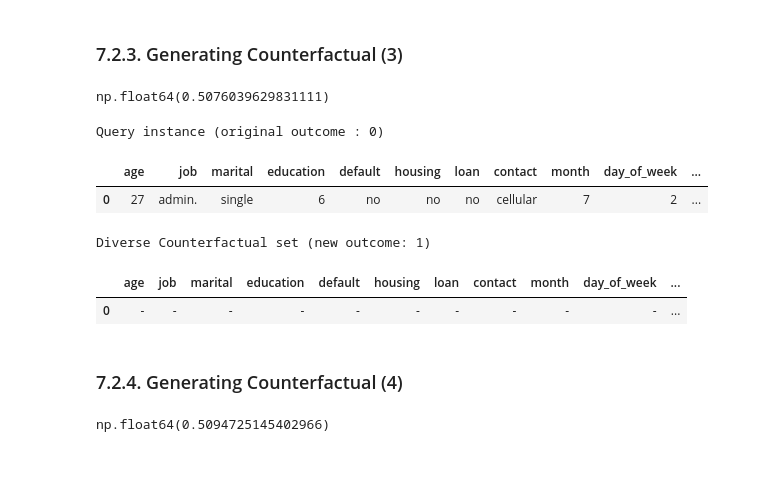
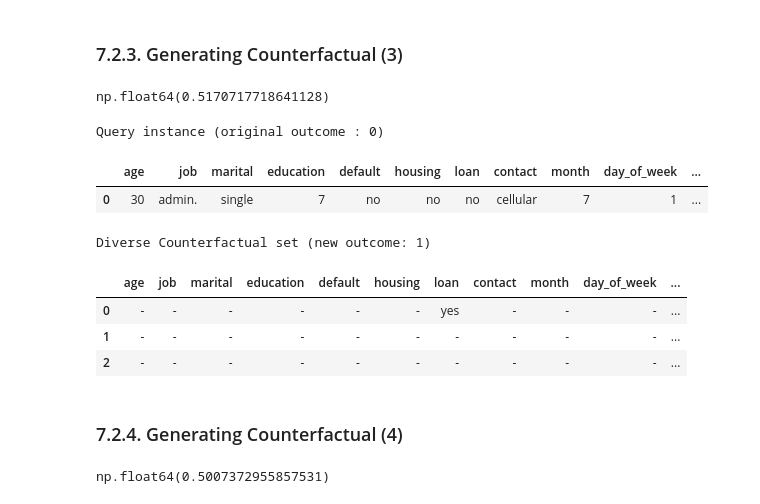
Before and after one commit to nikkoschy/jcdsol_enigma_finpro, a Jupyter notebook: finpro_enigma_bank_case_machine_learning.ipynb, the cells around one changed output. Drawn from its saved outputs; the diff is of its cells as text; code cells hidden in the pictures; blank space fills up the shorter version.

```diff
--- a/finpro_enigma_bank_case_machine_learning.ipynb
+++ b/finpro_enigma_bank_case_machine_learning.ipynb
@@ -989,7 +989,7 @@ InvalidModelError: Model type not yet supported by TreeExplainer: <class 'sklear
 cf_df = X_train.copy()
 
 # Specify Numerical Columns
-numeric_features = list(cf_df.select_dtypes(include=['float64', 'int64']).columns)
+numeric_features = list(cf_df.select_dtypes(include=['number']).columns)
 
 cf_df['Deposit'] = y_train.reset_index(drop=True)
 
@@ -997,7 +997,7 @@ cf_df['Deposit'] = y_train.reset_index(drop=True)
 data_interface = dice_ml.Data(dataframe=cf_df, continuous_features=numeric_features, outcome_name='Deposit')
 
 # Define the Model Interface
-model_interface = dice_ml.Model(model=adaboost_best_pipeline_f2, backend='sklearn')
+model_interface = dice_ml.Model(model=ada_rs_best_pipe, backend='sklearn')
 
 # Initialize Dice
 dice = Dice(data_interface, model_interface)
@@ -1101,34 +1109,37 @@ Diverse Counterfactual set (new outcome: 1)
 ### 7.2.3. Generating Counterfactual (3)
 # %%
 # Get the probability for the positive class (Deposit) for the counterfactual
-probability_sample3 = adaboost_best_pipeline_f2.predict_proba(counterfact_sample3)[0, 1]
+probability_sample3 = ada_rs_best_pipe.predict_proba(cf_sample_3)[0, 1]
 probability_sample3
 # %% [output]
-np.float64(0.5076039629831111)
+np.float64(0.5170717718641128)
 # %%
+sample = int(X_train.sample(n=1).index[0])
+
 # Generate Counterfactuals
 pd.set_option('display.max_columns', None)
-cf = dice.generate_counterfactuals(X_test.reset_index(drop=True).loc[[1495]], desired_class='opposite', total_CFs=1,
+cf = dice.generate_counterfactuals(X_test.reset_index(drop=True).loc[[ sample ]], desired_class='opposite', total_CFs=3,
                                    features_to_vary='all')
-
 # Display
 cf.visualize_as_dataframe(show_only_changes=True)
 
 # Store Generated Counterfactual Instance
-counterfact_sample4 = cf.cf_examples_list[0].final_cfs_df
+cf_sample_4 = cf.cf_examples_list[0].final_cfs_df
 # %% [output]
 Query instance (original outcome : 0)
 |  | age | job | marital | education | default | housing | loan | contact | month | day_of_week | ... |
-| 0 | 27 | admin. | single | 6 | no | no | no | cellular | 7 | 2 | ... |
+| 0 | 30 | admin. | single | 7 | no | no | no | cellular | 7 | 1 | ... |
 Diverse Counterfactual set (new outcome: 1)
 |  | age | job | marital | education | default | housing | loan | contact | month | day_of_week | ... |
-| 0 | - | - | - | - | - | - | - | - | - | - | ... |
+| 0 | - | - | - | - | - | - | yes | - | - | - | ... |
+| 1 | - | - | - | - | - | - | - | - | - | - | ... |
+| 2 | - | - | - | - | - | - | - | - | - | - | ... |
 # %% [markdown]
 ### 7.2.4. Generating Counterfactual (4)
 # %%
 # Get the probability for the positive class (Deposit) for the counterfactual
-probability_sample4 = adaboost_best_pipeline_f2.predict_proba(counterfact_sample4)[0, 1]
+probability_sample4 = ada_rs_best_pipe.predict_proba(cf_sample_4)[0, 1]
 probability_sample4
 # %% [output]
-np.float64(0.5094725145402966)
+np.float64(0.5007372955857531)
 # %%
```
Also changed, not shown: parts of 8 cells of this notebook.
